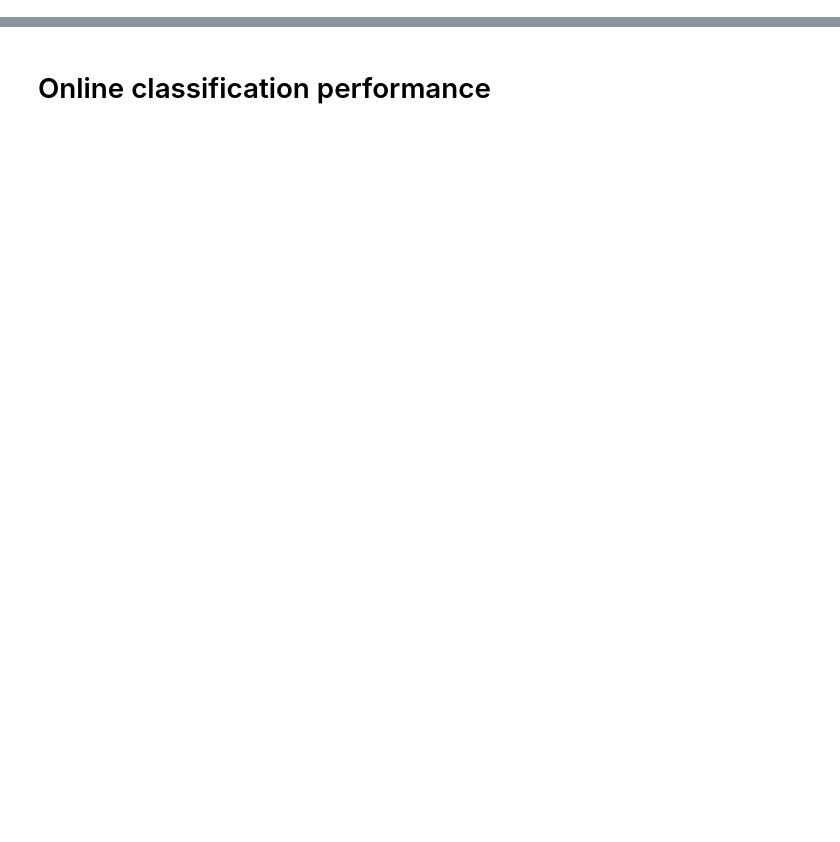
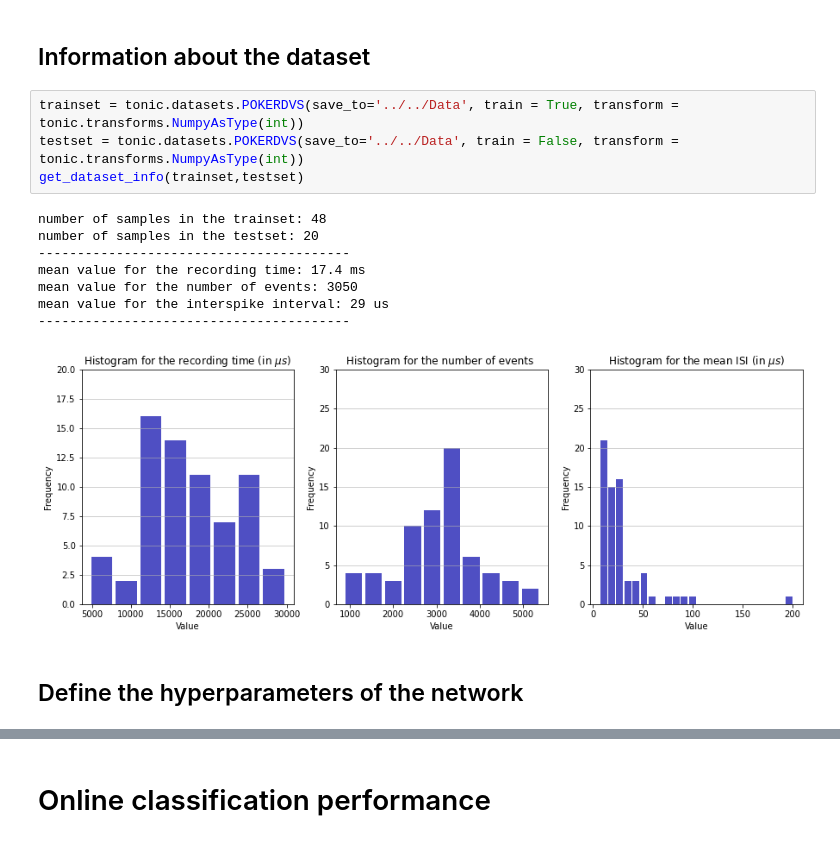
Before and after one commit to AntoineGrimaldi/HOTS, a Jupyter notebook: notebooks/RESULTS_02_PokerDVS.ipynb, the cells around one changed output, grey strips where cells are left out. Saved outputs shown, nothing was run; the diff lists cells and outputs as text; blank space fills up the shorter version.

```diff
--- a/notebooks/RESULTS_02_PokerDVS.ipynb
+++ b/notebooks/RESULTS_02_PokerDVS.ipynb
@@ -184,0 +29,17 @@ printfig(fig, 'poker_histo.pdf')
+# %% [markdown]
+## Information about the dataset
+# %%
+trainset = tonic.datasets.POKERDVS(save_to='../../Data', train = True, transform = tonic.transforms.NumpyAsType(int))
+testset = tonic.datasets.POKERDVS(save_to='../../Data', train = False, transform = tonic.transforms.NumpyAsType(int))
+get_dataset_info(trainset,testset)
+# %% [output]
+number of samples in the trainset: 48
+number of samples in the testset: 20
+----------------------------------------
+mean value for the recording time: 17.4 ms
+mean value for the number of events: 3050
+mean value for the interspike interval: 29 us
+----------------------------------------
+[figure, added]
+# %% [markdown]
+## Define the hyperparameters of the network
```
Also changed, not shown: parts of 18 cells of this notebook, 3 other files.
